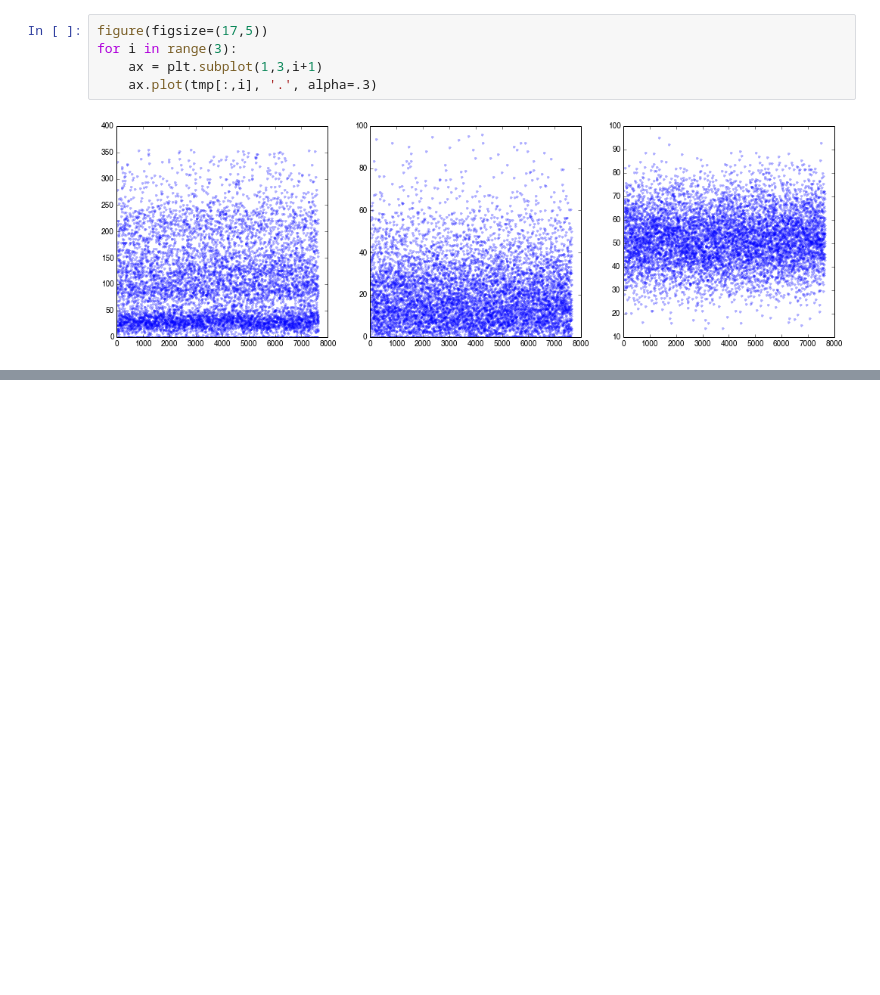
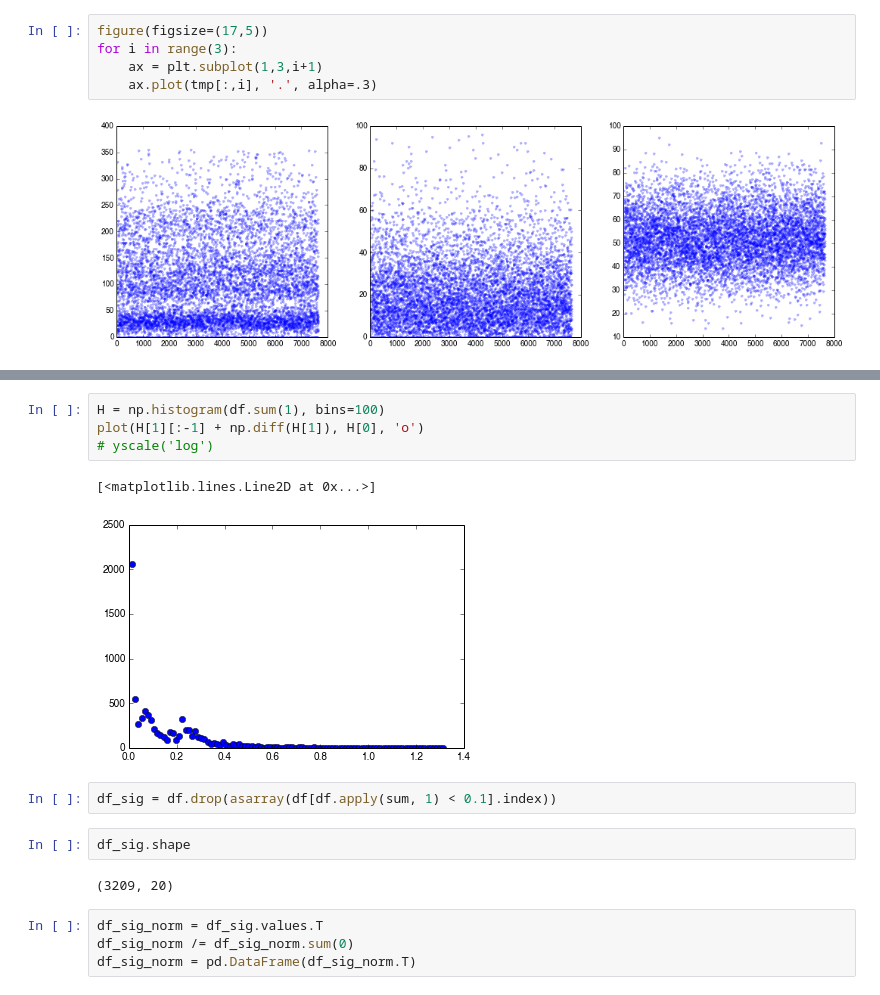
Before and after one commit to nanumyan/iCH-predictor, a Jupyter notebook: data_analysis/clustering.ipynb, the cells around one changed output, grey strips where cells are left out. Drawn from its saved outputs; the diff is of its cells as text; blank space fills up the shorter version.

```diff
--- a/data_analysis/clustering.ipynb
+++ b/data_analysis/clustering.ipynb
@@ -331,0 +443,17 @@ for i in range(3):
+# %%
+H = np.histogram(df.sum(1), bins=100)
+plot(H[1][:-1] + np.diff(H[1]), H[0], 'o')
+# yscale('log')
+# %% [output]
+[<matplotlib.lines.Line2D at 0x...>]
+[figure, added]
+# %%
+df_sig = df.drop(asarray(df[df.apply(sum, 1) < 0.1].index))
+# %%
+df_sig.shape
+# %% [output]
+(3209, 20)
+# %%
+df_sig_norm = df_sig.values.T
+df_sig_norm /= df_sig_norm.sum(0)
+df_sig_norm = pd.DataFrame(df_sig_norm.T)
```
Also changed, not shown: parts of 38 cells of this notebook.
